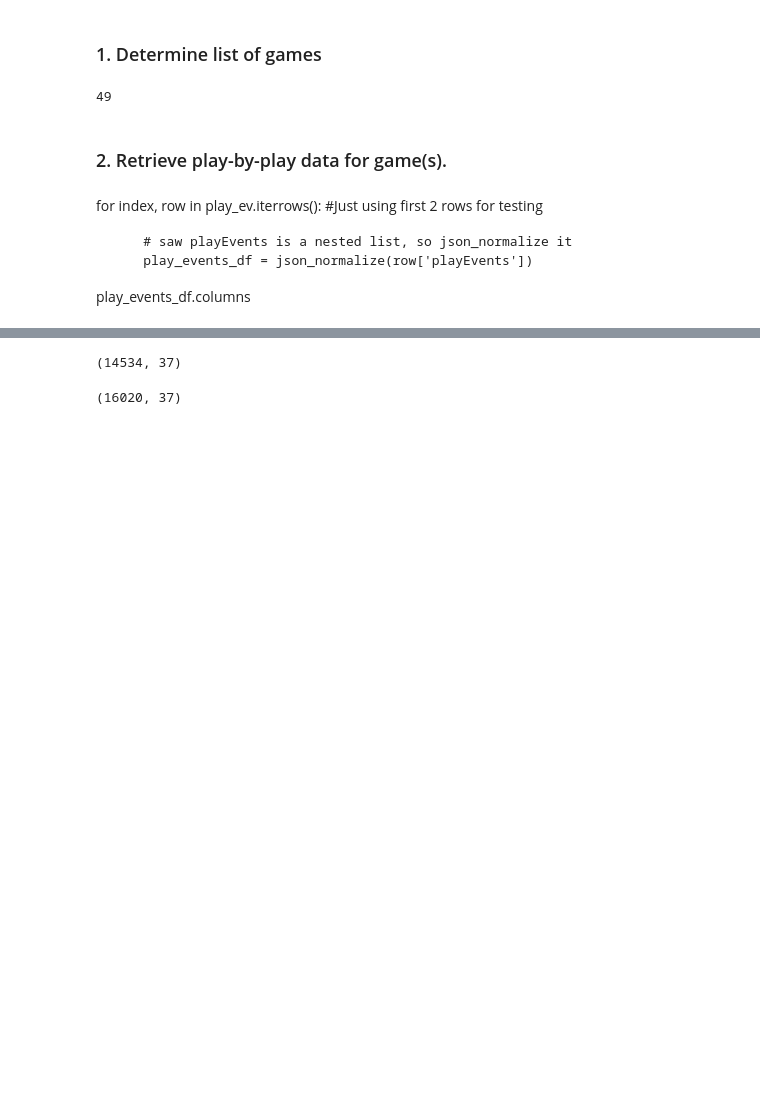
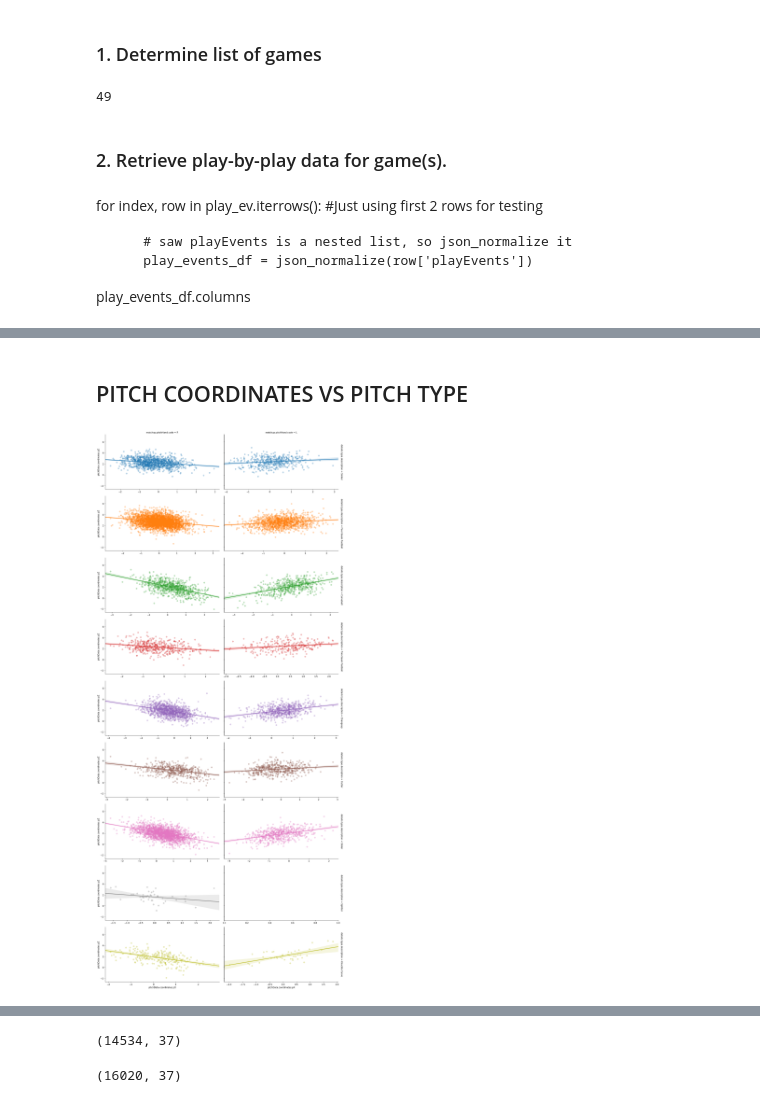
Before and after one commit to MangrobanGit/pitch_ds_baseball_analytics, a Jupyter notebook: get_pitch_data.ipynb, the cells around one changed output, grey strips where cells are left out. Saved outputs shown, nothing was run; the diff lists cells and outputs as text; code cells hidden in the pictures; blank space fills up the shorter version.

```diff
--- a/get_pitch_data.ipynb
+++ b/get_pitch_data.ipynb
@@ -123,0 +157,11 @@ pitches_df.shape
+# %% [markdown]
+## PITCH COORDINATES VS PITCH TYPE
+# %%
+g = sns.FacetGrid(pitches_df_clean, row='details.type.description', height=4, aspect=2
+                  ,col='matchup.pitchHand.code'
+                 ,sharex=False, hue='details.type.description'
+                 ,margin_titles=True)
+g = g.map(sns.regplot, 'pitchData.coordinates.pX', 'pitchData.coordinates.pZ'
+         ,scatter_kws={'alpha':0.3})
+# %% [output]
+[figure, added]
```
Also changed, not shown: parts of 62 cells of this notebook, 1 other file.
